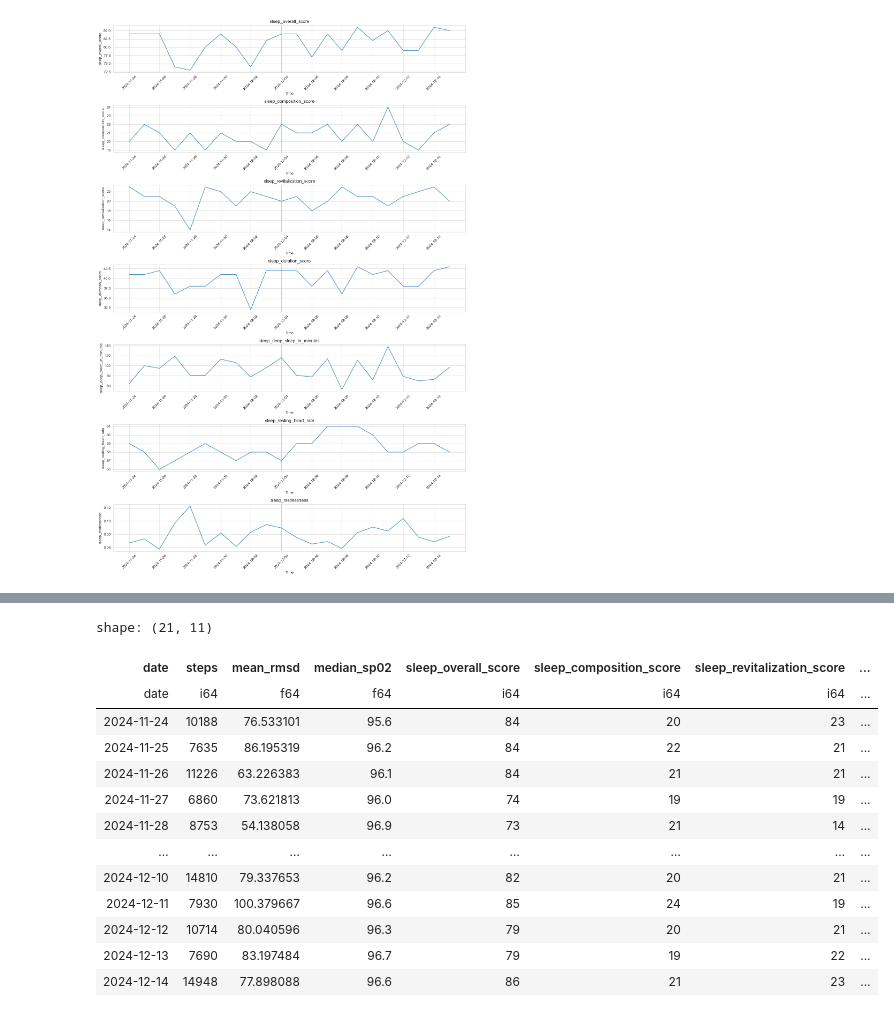
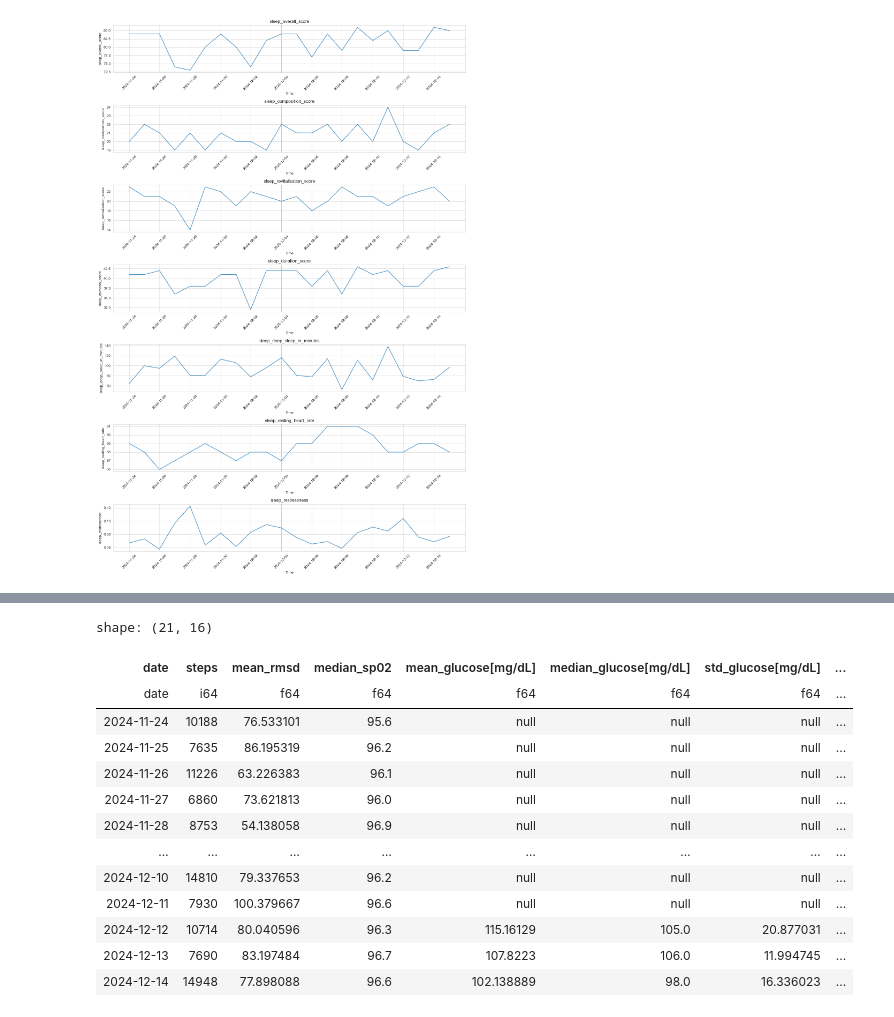
Before and after one commit to roman91DE/fitbitData, a Jupyter notebook: src/main.ipynb, the cells around one changed output, grey strips where cells are left out. Saved outputs shown, nothing was run; the diff lists cells and outputs as text; code cells hidden in the pictures.

```diff
--- a/src/main.ipynb
+++ b/src/main.ipynb
@@ -155,6 +156,7 @@ if project.parts[-1] != "fitbitData":
 
 data = project / "data"
 fitbitdata = data / "Takeout" / "Fitbit"
+libre3data = data / "libre3"
 
 data_collection = get_data_dict(fitbitdata)
 # %%
@@ -276,3 +278,30 @@ sleep_df = query.collect()
 plot_time_series_all_columns(sleep_df, "sleep_timestamp", "date")
 # %% [output]
 [figure]
+# %%
+lib3_files = libre3data.glob("*.csv")
+
+
+q = (
+    pl.scan_csv(
+        list(lib3_files),
+        comment_prefix="Glucose Data,Generated on",
+        schema_overrides={"Device Timestamp": pl.Datetime},
+    )
+    .select(pl.col("Device Timestamp", "Historic Glucose mg/dL"))
+    .drop_nulls(subset=["Historic Glucose mg/dL"])
+    .rename(
+        {"Device Timestamp": "timestamp", "Historic Glucose mg/dL": "glucose[mg/dL]"}
+    )
+)
+
+
+q_agg = q.group_by_dynamic("timestamp", every="1d").agg(
+    pl.col("glucose[mg/dL]").mean().name.prefix("mean_"),
+    pl.col("glucose[mg/dL]").median().name.prefix("median_"),
+    pl.col("glucose[mg/dL]").std().name.prefix("std_"),
+    pl.col("glucose[mg/dL]").min().name.prefix("min_"),
+    pl.col("glucose[mg/dL]").max().name.prefix("max_"),
+)
+gcm_df_agg = q_agg.collect()
+gcm_df_agg
@@ -279,30 +316,31 @@ plot_time_series_all_columns(sleep_df, "sleep_timestamp", "date")
 # %%
 df = (
     steps_df.select(pl.col(["timestamp", "steps"]))
     .join(hrv_df.select(pl.col(["timestamp", "mean_rmsd"])), on="timestamp")
     .join(sp02_df.select(pl.col(["timestamp", "median_sp02"])), on="timestamp")
+    .join(gcm_df_agg, on="timestamp", how="left")
 )
 
 df = df.with_columns(pl.col("timestamp").dt.date().alias("date"))
 
 df = df.join(sleep_df, on="date")
 df = df.drop("date", "sleep_timestamp")
 df = df.with_columns(pl.col("timestamp").dt.date().alias("date")).drop("timestamp")
 df = df.select([pl.col("date"), pl.exclude("date")])
 df
 # %% [output]
-shape: (21, 11)
+shape: (21, 16)
-| date | steps | mean_rmsd | median_sp02 | sleep_overall_score | sleep_composition_score | sleep_revitalization_score | ... |
-| date | i64 | f64 | f64 | i64 | i64 | i64 | ... |
-| 2024-11-24 | 10188 | 76.533101 | 95.6 | 84 | 20 | 23 | ... |
-| 2024-11-25 | 7635 | 86.195319 | 96.2 | 84 | 22 | 21 | ... |
-| 2024-11-26 | 11226 | 63.226383 | 96.1 | 84 | 21 | 21 | ... |
-| 2024-11-27 | 6860 | 73.621813 | 96.0 | 74 | 19 | 19 | ... |
-| 2024-11-28 | 8753 | 54.138058 | 96.9 | 73 | 21 | 14 | ... |
+| date | steps | mean_rmsd | median_sp02 | mean_glucose[mg/dL] | median_glucose[mg/dL] | std_glucose[mg/dL] | ... |
+| date | i64 | f64 | f64 | f64 | f64 | f64 | ... |
+| 2024-11-24 | 10188 | 76.533101 | 95.6 | null | null | null | ... |
+| 2024-11-25 | 7635 | 86.195319 | 96.2 | null | null | null | ... |
+| 2024-11-26 | 11226 | 63.226383 | 96.1 | null | null | null | ... |
+| 2024-11-27 | 6860 | 73.621813 | 96.0 | null | null | null | ... |
+| 2024-11-28 | 8753 | 54.138058 | 96.9 | null | null | null | ... |
 | … | … | … | … | … | … | … | ... |
-| 2024-12-10 | 14810 | 79.337653 | 96.2 | 82 | 20 | 21 | ... |
-| 2024-12-11 | 7930 | 100.379667 | 96.6 | 85 | 24 | 19 | ... |
-| 2024-12-12 | 10714 | 80.040596 | 96.3 | 79 | 20 | 21 | ... |
-| 2024-12-13 | 7690 | 83.197484 | 96.7 | 79 | 19 | 22 | ... |
-| 2024-12-14 | 14948 | 77.898088 | 96.6 | 86 | 21 | 23 | ... |
+| 2024-12-10 | 14810 | 79.337653 | 96.2 | null | null | null | ... |
+| 2024-12-11 | 7930 | 100.379667 | 96.6 | null | null | null | ... |
+| 2024-12-12 | 10714 | 80.040596 | 96.3 | 115.16129 | 105.0 | 20.877031 | ... |
+| 2024-12-13 | 7690 | 83.197484 | 96.7 | 107.8223 | 106.0 | 11.994745 | ... |
+| 2024-12-14 | 14948 | 77.898088 | 96.6 | 102.138889 | 98.0 | 16.336023 | ... |
 # %%
```
Also changed, not shown: parts of 3 cells of this notebook, 1 other file.
